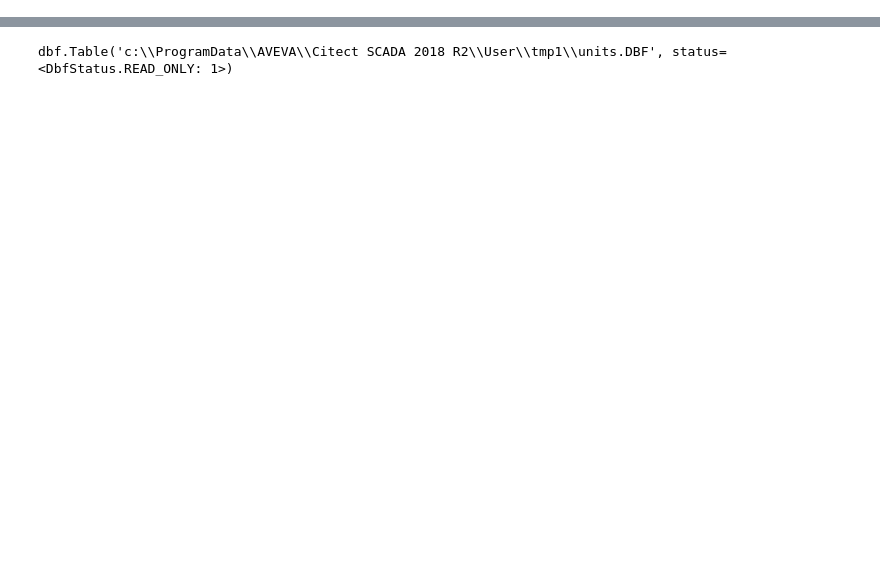
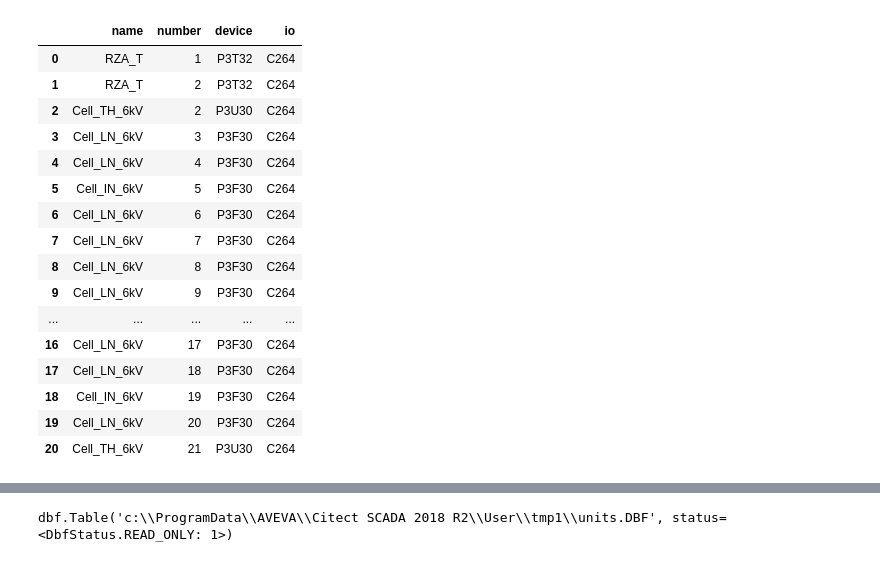
Before and after one commit to alermar69/myPython, a Jupyter notebook: ACY/dbf_scada.ipynb, the cells around one changed output, grey strips where cells are left out. Saved outputs shown, nothing was run; the diff lists cells and outputs as text; code cells hidden in the pictures; blank space fills up the shorter version.

```diff
--- a/ACY/dbf_scada.ipynb
+++ b/ACY/dbf_scada.ipynb
@@ -107,0 +324,21 @@ dd = dbf.Table(os.path.join(path_projects, 'tmp1', 'units.DBF'), codepage='cp125
+# %%
+df['io'] = 'C264'
+df
+# %% [output]
+|  | name | number | device | io |
+| 0 | RZA_T | 1 | P3T32 | C264 |
+| 1 | RZA_T | 2 | P3T32 | C264 |
+| 2 | Cell_TH_6kV | 2 | P3U30 | C264 |
+| 3 | Cell_LN_6kV | 3 | P3F30 | C264 |
+| 4 | Cell_LN_6kV | 4 | P3F30 | C264 |
+| 5 | Cell_IN_6kV | 5 | P3F30 | C264 |
+| 6 | Cell_LN_6kV | 6 | P3F30 | C264 |
+| 7 | Cell_LN_6kV | 7 | P3F30 | C264 |
+| 8 | Cell_LN_6kV | 8 | P3F30 | C264 |
+| 9 | Cell_LN_6kV | 9 | P3F30 | C264 |
+| ... | ... | ... | ... | ... |
+| 16 | Cell_LN_6kV | 17 | P3F30 | C264 |
+| 17 | Cell_LN_6kV | 18 | P3F30 | C264 |
+| 18 | Cell_IN_6kV | 19 | P3F30 | C264 |
+| 19 | Cell_LN_6kV | 20 | P3F30 | C264 |
+| 20 | Cell_TH_6kV | 21 | P3U30 | C264 |
```
Also changed, not shown: parts of 22 cells of this notebook.
